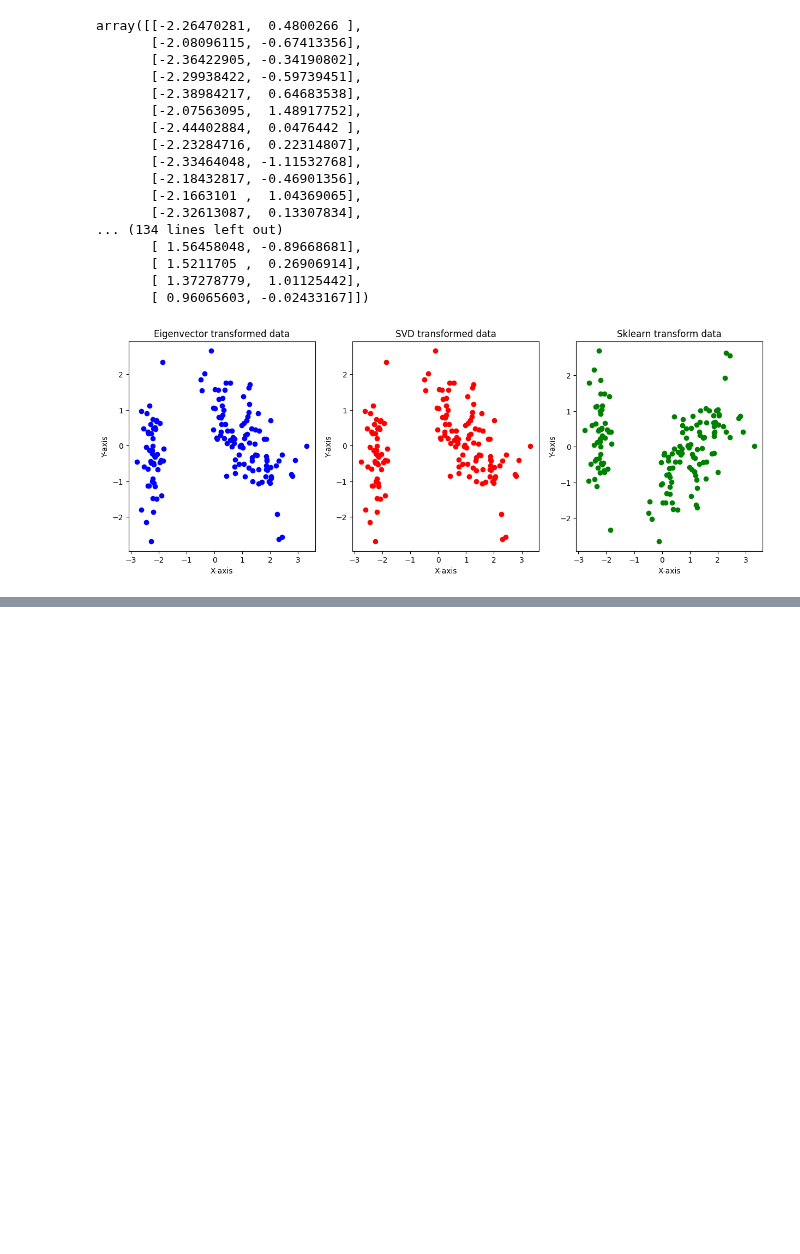
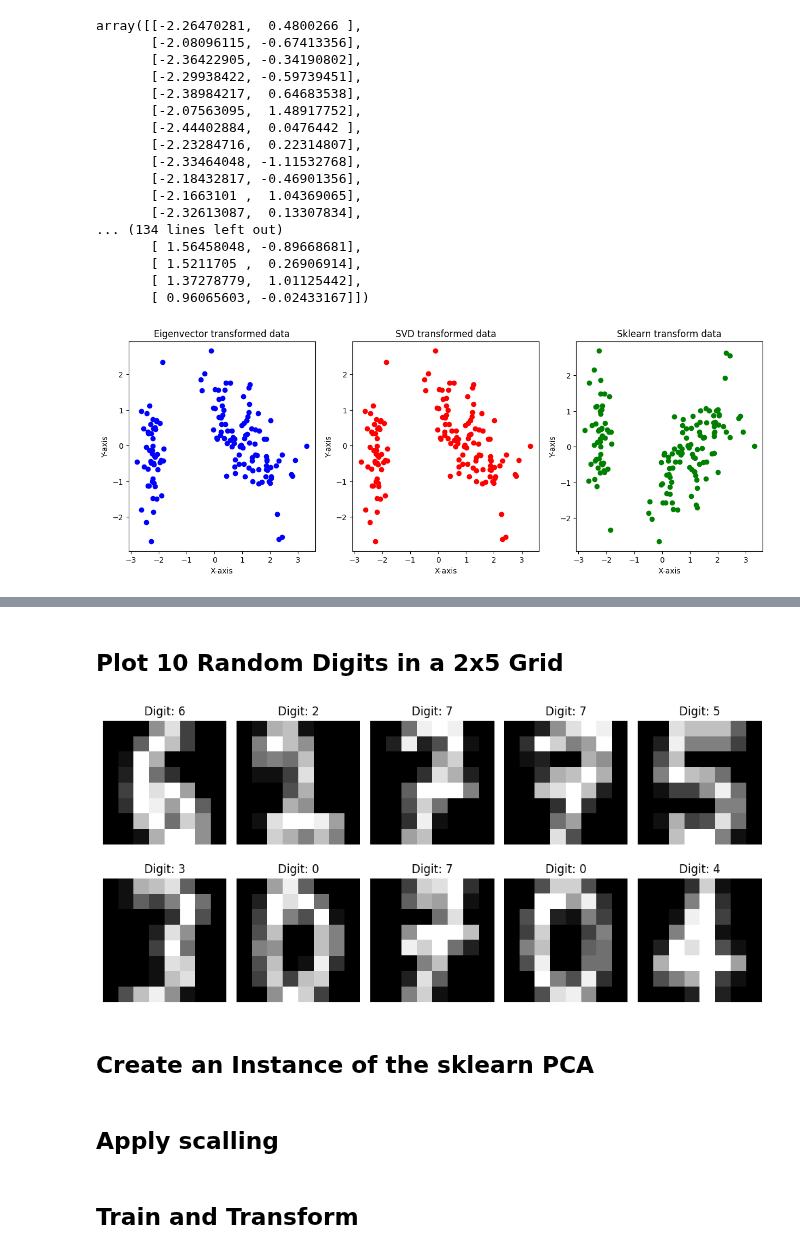
Before and after one commit to ooctavian/sigmoid-tasks, a Jupyter notebook: 04 Principal Component Analysis/main.ipynb, the cells around one changed output, grey strips where cells are left out. Saved outputs shown, nothing was run; the diff lists cells and outputs as text; code cells hidden in the pictures; blank space fills up the shorter version.

```diff
--- a/04 Principal Component Analysis/main.ipynb
+++ b/04 Principal Component Analysis/main.ipynb
@@ -190,0 +236,31 @@ plt.show()
+# %%
+from sklearn.datasets import load_digits
+
+digits = load_digits()
+X = digits.data
+y = digits.target
+# %% [markdown]
+## Plot 10 Random Digits in a 2x5 Grid
+# %%
+import matplotlib.pyplot as plt
+import numpy as np
+
+random_indices = np.random.choice(len(X), 10, replace=False)
+
+fig, axes = plt.subplots(2, 5, figsize=(10, 5))
+
+for i, ax in enumerate(axes.ravel()):
+    digit_index = random_indices[i]
+    image = digits.images[digit_index]
+    label = digits.target[digit_index]
+
+    ax.imshow(image, cmap='gray')
+    ax.set_title(f'Digit: {label}')
+    ax.axis('off')
+
+plt.tight_layout()
+plt.show()
+# %% [output]
+[figure, added]
+# %% [markdown]
+## Create an Instance of the sklearn PCA
@@ -190,0 +269,2 @@ plt.show()
+# %% [markdown]
+## Apply scalling
@@ -190,0 +274,2 @@ plt.show()
+# %% [markdown]
+## Train and Transform
```
Also changed, not shown: parts of 13 cells of this notebook.
